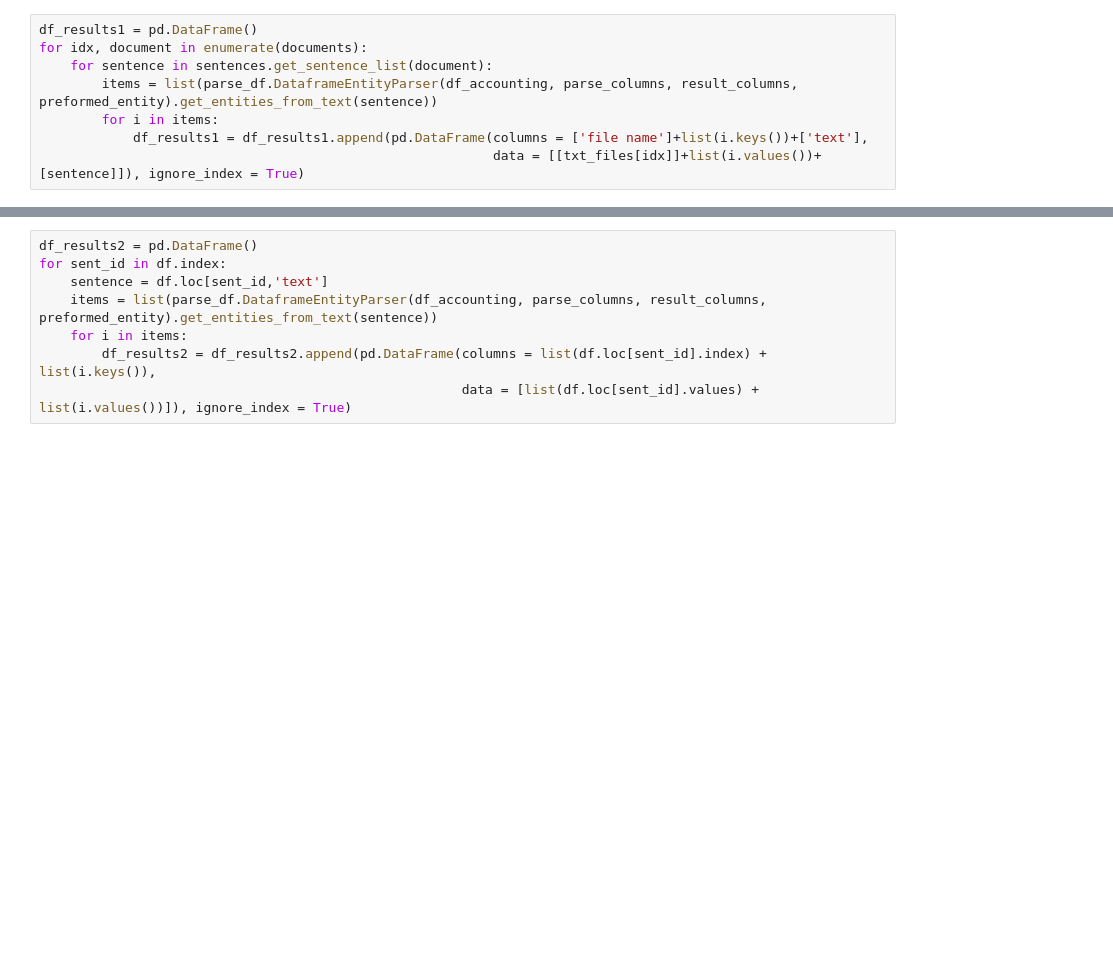
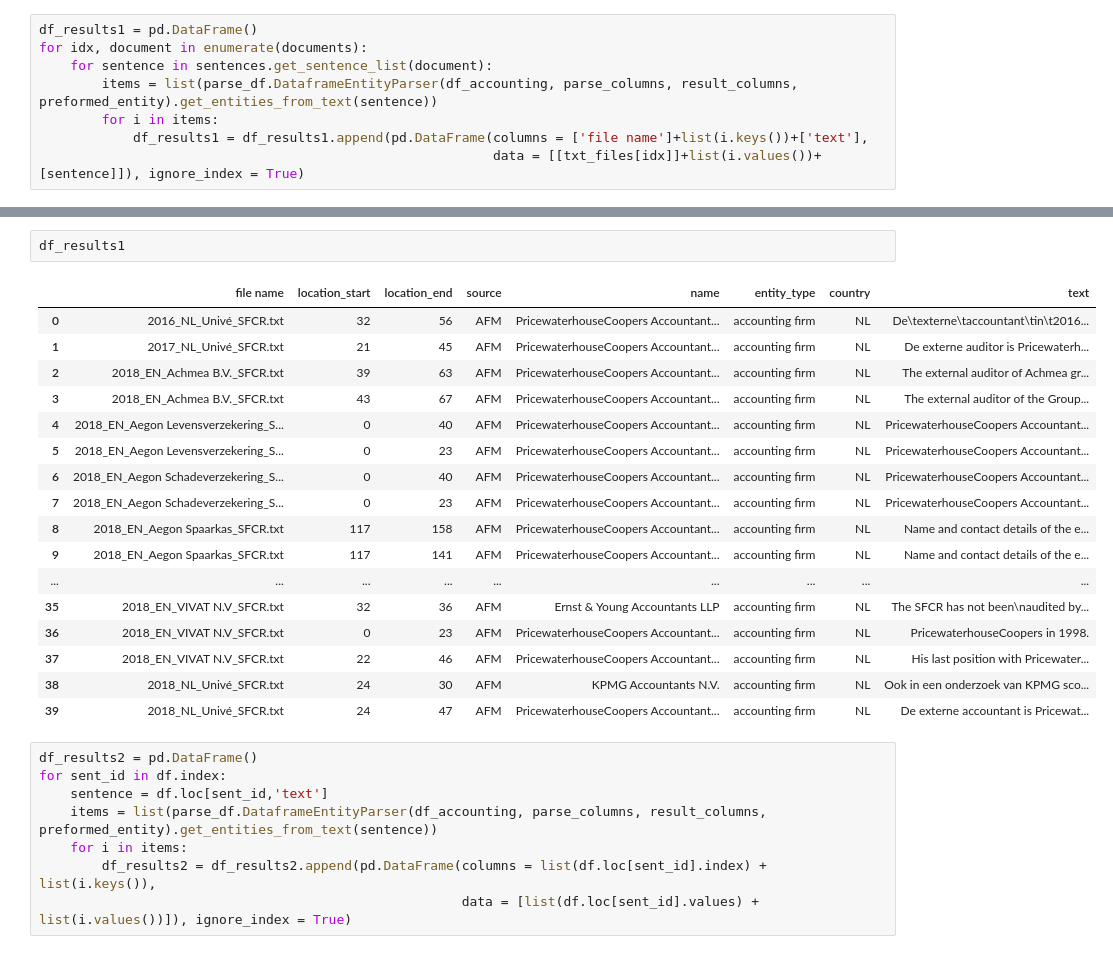
Before and after one commit to DeNederlandscheBank/dnb-nlp, a Jupyter notebook: notebooks/Extraction - companies.ipynb, the cells around one changed output, grey strips where cells are left out. Drawn from its saved outputs; the diff is of its cells as text; blank space fills up the shorter version.

```diff
--- a/notebooks/Extraction - companies.ipynb
+++ b/notebooks/Extraction - companies.ipynb
@@ -64,3 +79,23 @@ len(df_results1.index)
+# %%
+df_results1
+# %% [output]
+|  | file name | location_start | location_end | source | name | entity_type | country | text |
+| 0 | 2016_NL_Univé_SFCR.txt | 32 | 56 | AFM | PricewaterhouseCoopers Accountant... | accounting firm | NL | De\texterne\taccountant\tin\t2016... |
+| 1 | 2017_NL_Univé_SFCR.txt | 21 | 45 | AFM | PricewaterhouseCoopers Accountant... | accounting firm | NL | De externe auditor is Pricewaterh... |
+| 2 | 2018_EN_Achmea B.V._SFCR.txt | 39 | 63 | AFM | PricewaterhouseCoopers Accountant... | accounting firm | NL | The external auditor of Achmea gr... |
+| 3 | 2018_EN_Achmea B.V._SFCR.txt | 43 | 67 | AFM | PricewaterhouseCoopers Accountant... | accounting firm | NL | The external auditor of the Group... |
+| 4 | 2018_EN_Aegon Levensverzekering_S... | 0 | 40 | AFM | PricewaterhouseCoopers Accountant... | accounting firm | NL | PricewaterhouseCoopers Accountant... |
+| 5 | 2018_EN_Aegon Levensverzekering_S... | 0 | 23 | AFM | PricewaterhouseCoopers Accountant... | accounting firm | NL | PricewaterhouseCoopers Accountant... |
+| 6 | 2018_EN_Aegon Schadeverzekering_S... | 0 | 40 | AFM | PricewaterhouseCoopers Accountant... | accounting firm | NL | PricewaterhouseCoopers Accountant... |
+| 7 | 2018_EN_Aegon Schadeverzekering_S... | 0 | 23 | AFM | PricewaterhouseCoopers Accountant... | accounting firm | NL | PricewaterhouseCoopers Accountant... |
+| 8 | 2018_EN_Aegon Spaarkas_SFCR.txt | 117 | 158 | AFM | PricewaterhouseCoopers Accountant... | accounting firm | NL | Name and contact details of the e... |
+| 9 | 2018_EN_Aegon Spaarkas_SFCR.txt | 117 | 141 | AFM | PricewaterhouseCoopers Accountant... | accounting firm | NL | Name and contact details of the e... |
+| ... | ... | ... | ... | ... | ... | ... | ... | ... |
+| 35 | 2018_EN_VIVAT N.V_SFCR.txt | 32 | 36 | AFM | Ernst & Young Accountants LLP | accounting firm | NL | The SFCR has not been\naudited by... |
+| 36 | 2018_EN_VIVAT N.V_SFCR.txt | 0 | 23 | AFM | PricewaterhouseCoopers Accountant... | accounting firm | NL | PricewaterhouseCoopers in 1998. |
+| 37 | 2018_EN_VIVAT N.V_SFCR.txt | 22 | 46 | AFM | PricewaterhouseCoopers Accountant... | accounting firm | NL | His last position with Pricewater... |
+| 38 | 2018_NL_Univé_SFCR.txt | 24 | 30 | AFM | KPMG Accountants N.V. | accounting firm | NL | Ook in een onderzoek van KPMG sco... |
+| 39 | 2018_NL_Univé_SFCR.txt | 24 | 47 | AFM | PricewaterhouseCoopers Accountant... | accounting firm | NL | De externe accountant is Pricewat... |
 # %%
 df_results2 = pd.DataFrame()
 for sent_id in df.index:
```
Also changed, not shown: parts of 4 cells of this notebook, 16 other files.
